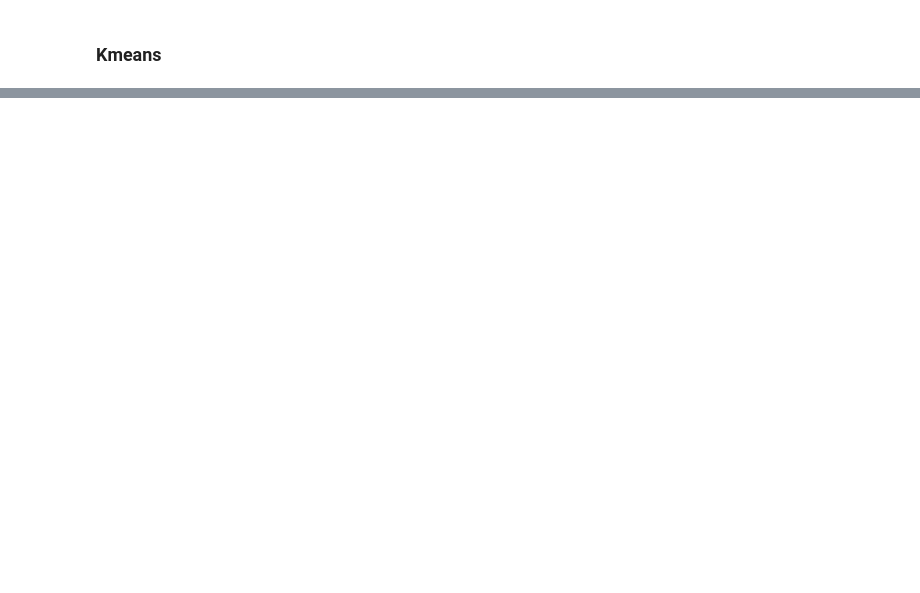
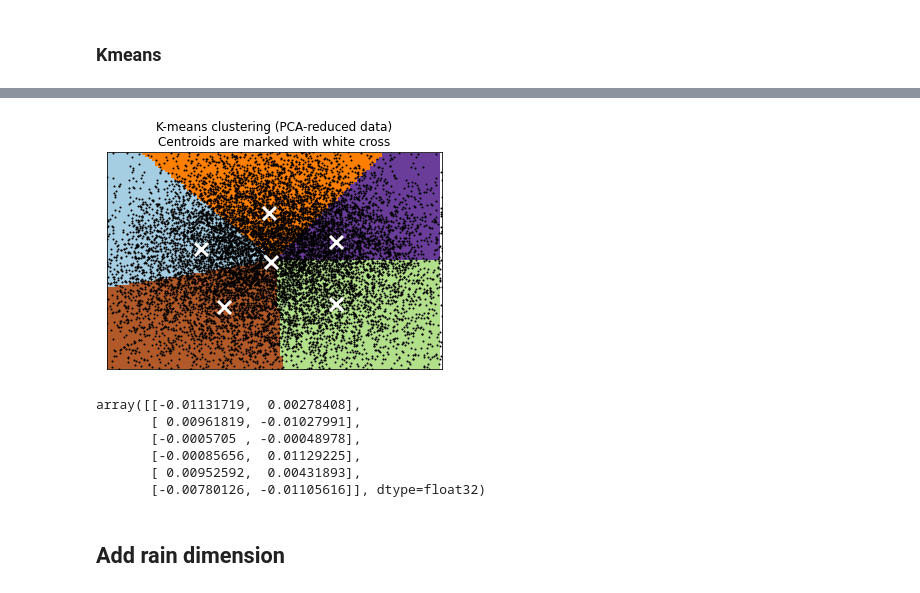
Before and after one commit to NCAR/ml-sm-dk-hf, a Jupyter notebook: notebooks/dev/pca_and_kmeans_uatm.ipynb, the cells around one changed output, grey strips where cells are left out. Saved outputs shown, nothing was run; the diff lists cells and outputs as text; code cells hidden in the pictures; blank space fills up the shorter version.

```diff
--- a/notebooks/dev/pca_and_kmeans_uatm.ipynb
+++ b/notebooks/dev/pca_and_kmeans_uatm.ipynb
@@ -249,0 +272,2 @@ scipy.cluster.vq.kmeans(U, 6)
+# %%
+centroids, trash = scipy.cluster.vq.kmeans(reduced_data, 6)
@@ -249,0 +300,3 @@ scipy.cluster.vq.kmeans(U, 6)
+# %%
+#Z = kmeans.predict(np.c_[xx.ravel(), yy.ravel()])
+xxyy = torch.tensor(list(zip(xx.ravel(), yy.ravel())))
@@ -249,0 +309,45 @@ scipy.cluster.vq.kmeans(U, 6)
+# %%
+# Step size of the mesh. Decrease to increase the quality of the VQ.
+h = .02     # point in the mesh [x_min, x_max]x[y_min, y_max].
+
+# Plot the decision boundary. For that, we will assign a color to each
+x_min, x_max = reduced_data[:, 0].min() - 1, reduced_data[:, 0].max() + 1
+y_min, y_max = reduced_data[:, 1].min() - 1, reduced_data[:, 1].max() + 1
+xx, yy = np.meshgrid(np.arange(x_min, x_max, h), np.arange(y_min, y_max, h))
+# %%
+# Obtain labels for each point in mesh. Use last trained model.
+#Z = kmeans.predict(np.c_[xx.ravel(), yy.ravel()])
+Z = np.array([predict_label(centroids, data) for data in xxyy])
+
+# Put the result into a color plot
+Z = Z.reshape(xx.shape)
+plt.figure(1)
+plt.clf()
+plt.imshow(Z, interpolation="nearest",
+           extent=(xx.min(), xx.max(), yy.min(), yy.max()),
+           cmap=plt.cm.Paired, aspect="auto", origin="lower")
+
+
+plt.plot(reduced_data[:, 0]*60, reduced_data[:, 1]*60, 'k.', markersize=2)
+plt.scatter(centroids[:, 0]*40, centroids[:, 1]*40, marker="x", s=169, linewidths=3,
+            color="w", zorder=10)
+plt.title("K-means clustering (PCA-reduced data)\n"
+          "Centroids are marked with white cross")
+plt.xlim(x_min, x_max)
+plt.ylim(y_min, y_max)
+plt.xticks(())
+plt.yticks(())
+plt.show()
+# %% [output]
+[figure, added]
+# %%
+centroids
+# %% [output]
+array([[-0.01131719,  0.00278408],
+       [ 0.00961819, -0.01027991],
+       [-0.0005705 , -0.00048978],
+       [-0.00085656,  0.01129225],
+       [ 0.00952592,  0.00431893],
+       [-0.00780126, -0.01105616]], dtype=float32)
+# %% [markdown]
+## Add rain dimension
```
Also changed, not shown: parts of 22 cells of this notebook.
